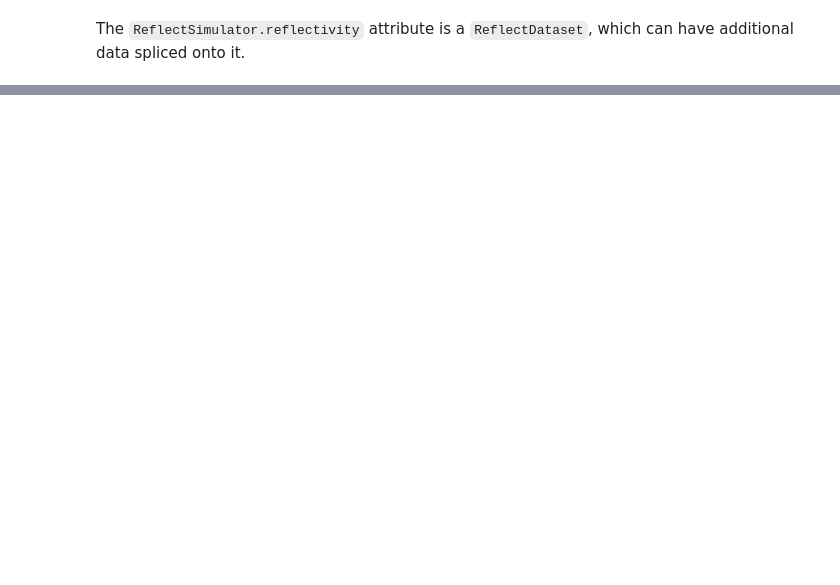
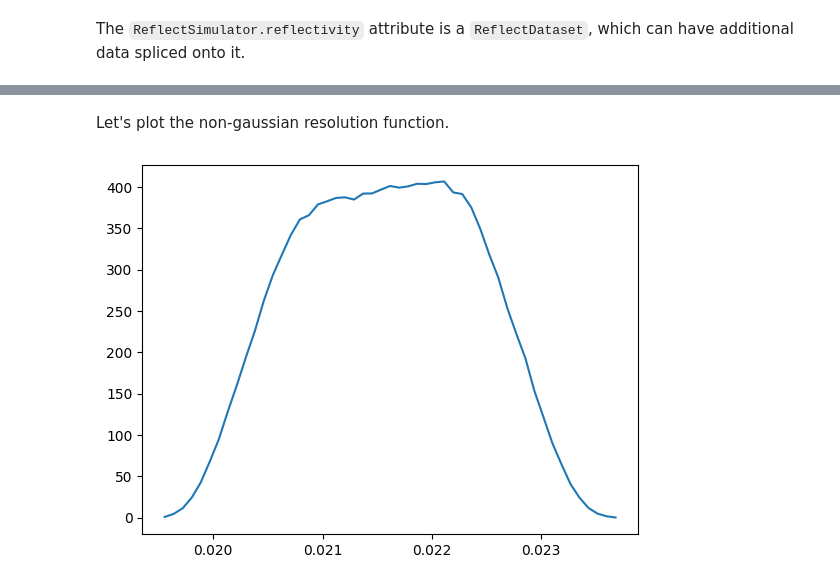
Before and after one commit to refnx/refnx-models, a Jupyter notebook: platypus-simulate/Platypus_simulator.ipynb, the cells around one changed output, grey strips where cells are left out. Drawn from its saved outputs; the diff is of its cells as text; code cells hidden in the pictures; blank space fills up the shorter version.

```diff
--- a/platypus-simulate/Platypus_simulator.ipynb
+++ b/platypus-simulate/Platypus_simulator.ipynb
@@ -61,0 +110,7 @@ plt.xscale("log");
+# %% [markdown]
+Let's plot the non-gaussian resolution function.
+# %%
+pnt = 50
+plt.plot(data0.x_err[pnt, 0], data0.x_err[pnt, 1]);
+# %% [output]
+[figure, added]
```
Also changed, not shown: parts of 13 cells of this notebook, 2 other files.
